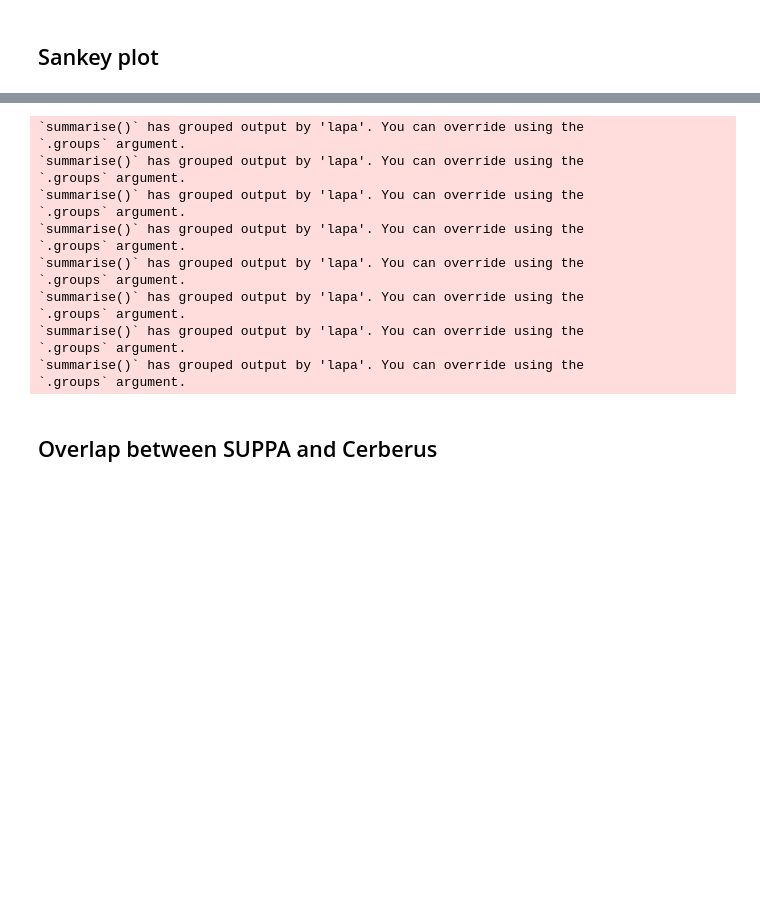
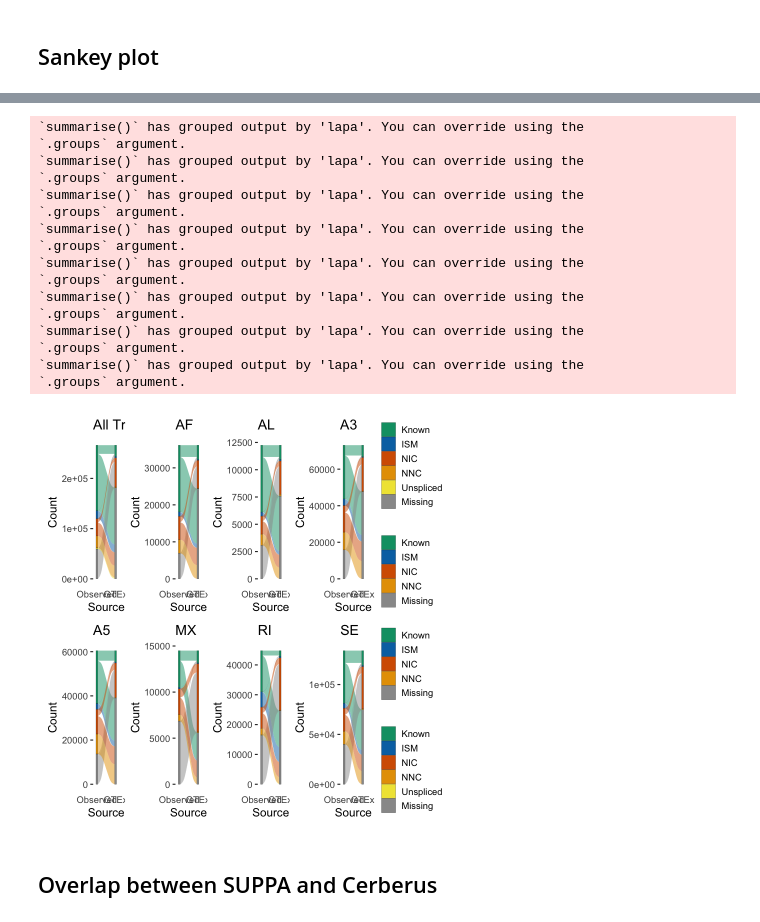
Before and after one commit to fairliereese/paper_rnawg, a Jupyter notebook: figures/figS8/figS8.ipynb, the cells around one changed output, grey strips where cells are left out. Saved outputs shown, nothing was run; the diff lists cells and outputs as text; code cells hidden in the pictures; blank space fills up the shorter version.

```diff
--- a/figures/figS8/figS8.ipynb
+++ b/figures/figS8/figS8.ipynb
@@ -121,3 +136,6 @@ A data.frame: 6 × 17
+# %%
+transcripts <- read.table(nov, sep = '\t', header = T, check.names = F, comment.char = '')
+transcripts$transcript_id <- gsub(',','_', transcripts$transcript_id)
 # %%
 df <- transcripts %>%
   filter(source != 'v40' & source != 'v29') %>%
@@ -207,33 +225,35 @@ MX <- sankeyPlot_event(transcripts,
 
 RI <- sankeyPlot_event(transcripts,
                        lapa_ioe_path = ri,
                        gtex_ioe_path = g_ri,
                        gtex_to_cerberus, 'RI')
 
 SE <- sankeyPlot_event(transcripts,
                        lapa_ioe_path = se,
                        gtex_ioe_path = g_se,
                        gtex_to_cerberus, 'SE')
 
 library(patchwork)
 p <- (tot + AF + AL + A3 + plot_layout(guides = 'collect', ncol = 4)) / (A5 + MX + RI + SE + plot_layout(guides = 'collect', ncol = 4)) + plot_layout(guides = 'collect')
-ggsave('sankey_plot.pdf', p, width = 16, height = 8)
+# ggsave('sankey_plot.pdf', p, width = 16, height = 8)
+p
 # %% [output]
 `summarise()` has grouped output by 'lapa'. You can override using the
 `.groups` argument.
 `summarise()` has grouped output by 'lapa'. You can override using the
 `.groups` argument.
 `summarise()` has grouped output by 'lapa'. You can override using the
 `.groups` argument.
 `summarise()` has grouped output by 'lapa'. You can override using the
 `.groups` argument.
 `summarise()` has grouped output by 'lapa'. You can override using the
 `.groups` argument.
 `summarise()` has grouped output by 'lapa'. You can override using the
 `.groups` argument.
 `summarise()` has grouped output by 'lapa'. You can override using the
 `.groups` argument.
 `summarise()` has grouped output by 'lapa'. You can override using the
 `.groups` argument.
+[figure, added]
 # %% [markdown]
 ## Overlap between SUPPA and Cerberus
```
Also changed, not shown: parts of 9 cells of this notebook, 7 other files.
